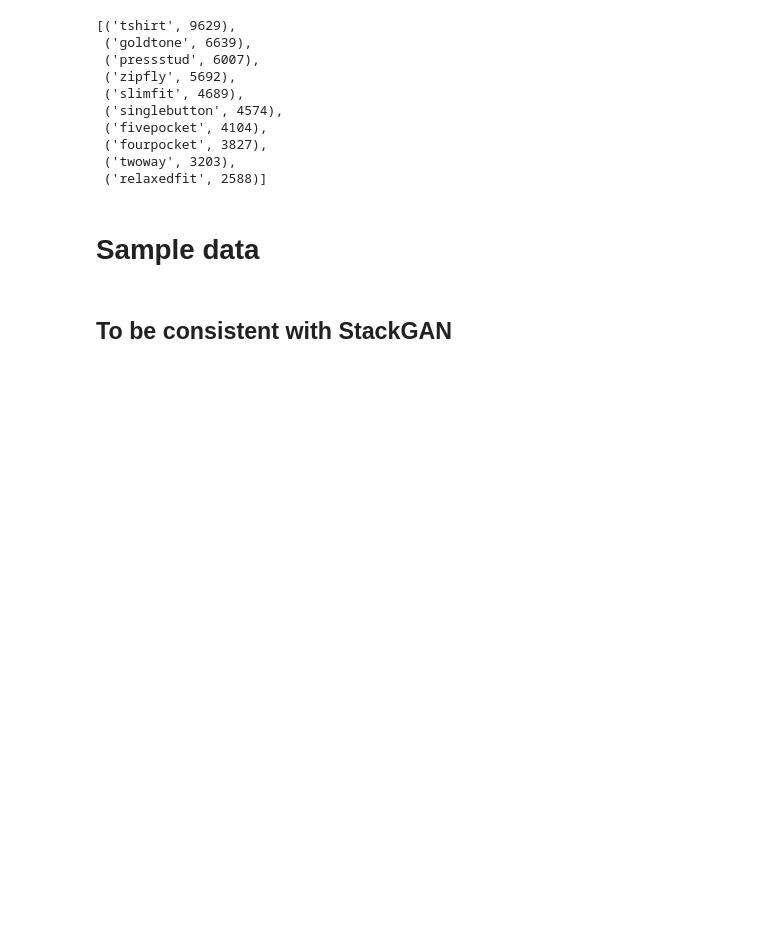
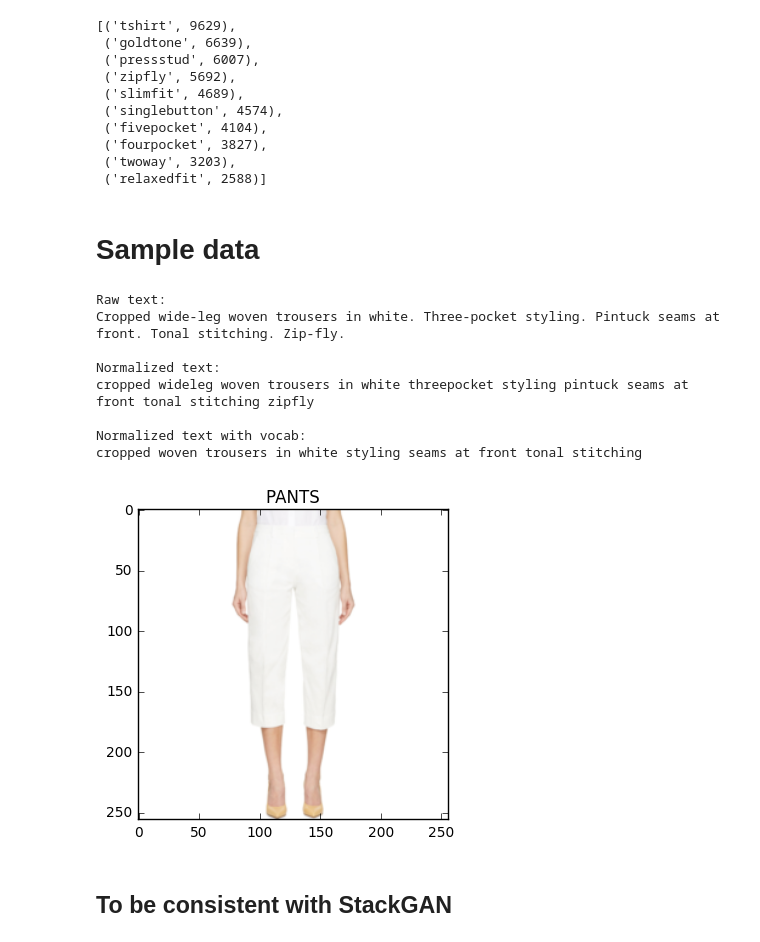
Before and after one commit to 1o0ko/StackGAN, a Jupyter notebook: notebook/data_exploration.ipynb, the cells around one changed output. Saved outputs shown, nothing was run; the diff lists cells and outputs as text; code cells hidden in the pictures; blank space fills up the shorter version.

```diff
--- a/notebook/data_exploration.ipynb
+++ b/notebook/data_exploration.ipynb
@@ -241,12 +213,22 @@ item = Item._make(data_set.get_data(handle, slice(i, min((i+1), data_set.num_exa
 # %%
 plt.title(item.category[0][0])
 plt.imshow(item.image[0]);
 print("Raw text: \n%s\n" % item.description[0][0])
 print("Normalized text: \n%s\n" %  ' '.join(
-    normalize(item.description[0], tokenize=True)))
+    normalize(item.description[0][0], tokenize=True)))
 print("Normalized text with vocab: \n%s\n" %  ' '.join(
-    normalize(item.description[0], vocab=vocab, tokenize=True)))
+    normalize(item.description[0][0], vocab=vocab, tokenize=True)))
 plt.show()
+# %% [output]
+Raw text:
+Cropped wide-leg woven trousers in white. Three-pocket styling. Pintuck seams at front. Tonal stitching. Zip-fly.
+
+Normalized text:
+cropped wideleg woven trousers in white threepocket styling pintuck seams at front tonal stitching zipfly
+
+Normalized text with vocab:
+cropped woven trousers in white styling seams at front tonal stitching
+[figure, added]
 # %% [markdown]
 ## To be consistent with StackGAN
 # %%
```
Also changed, not shown: parts of 10 cells of this notebook.
